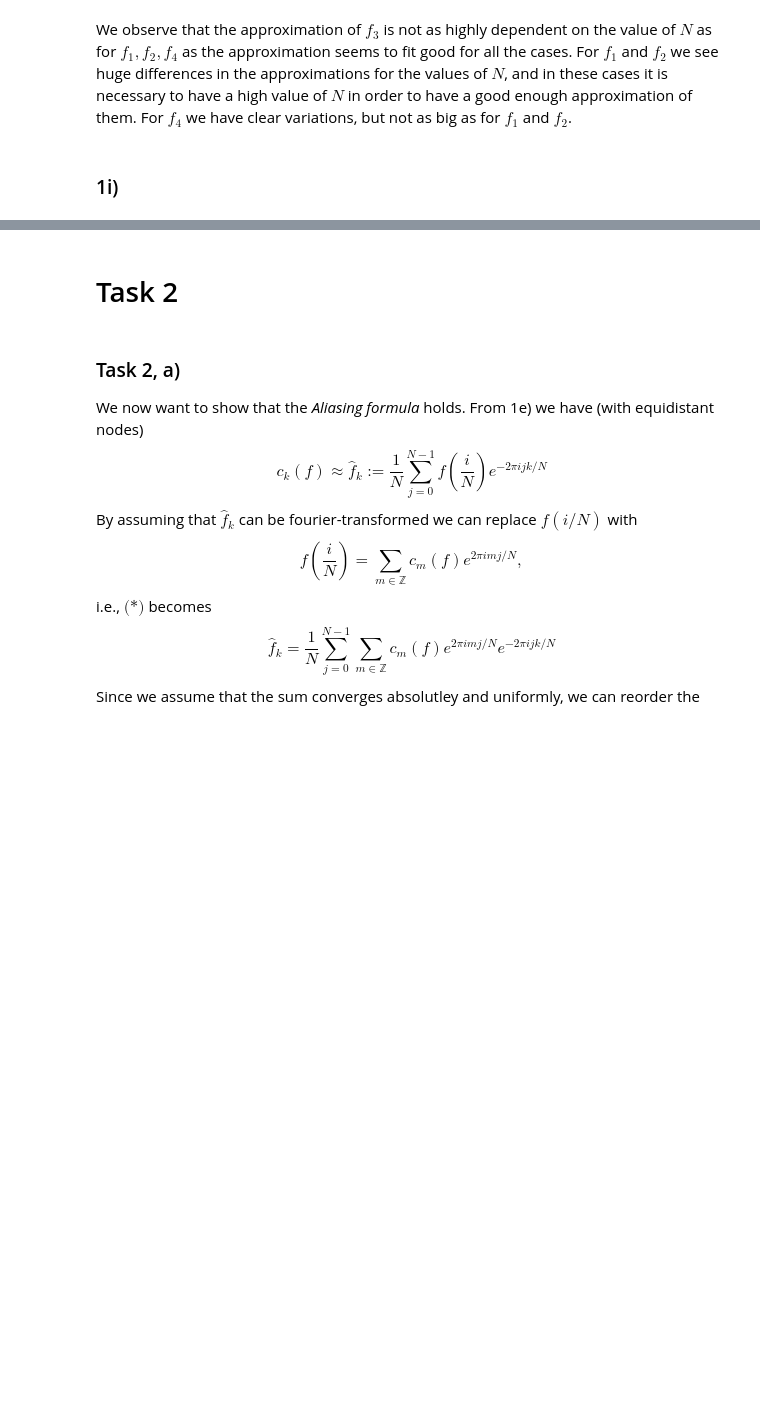
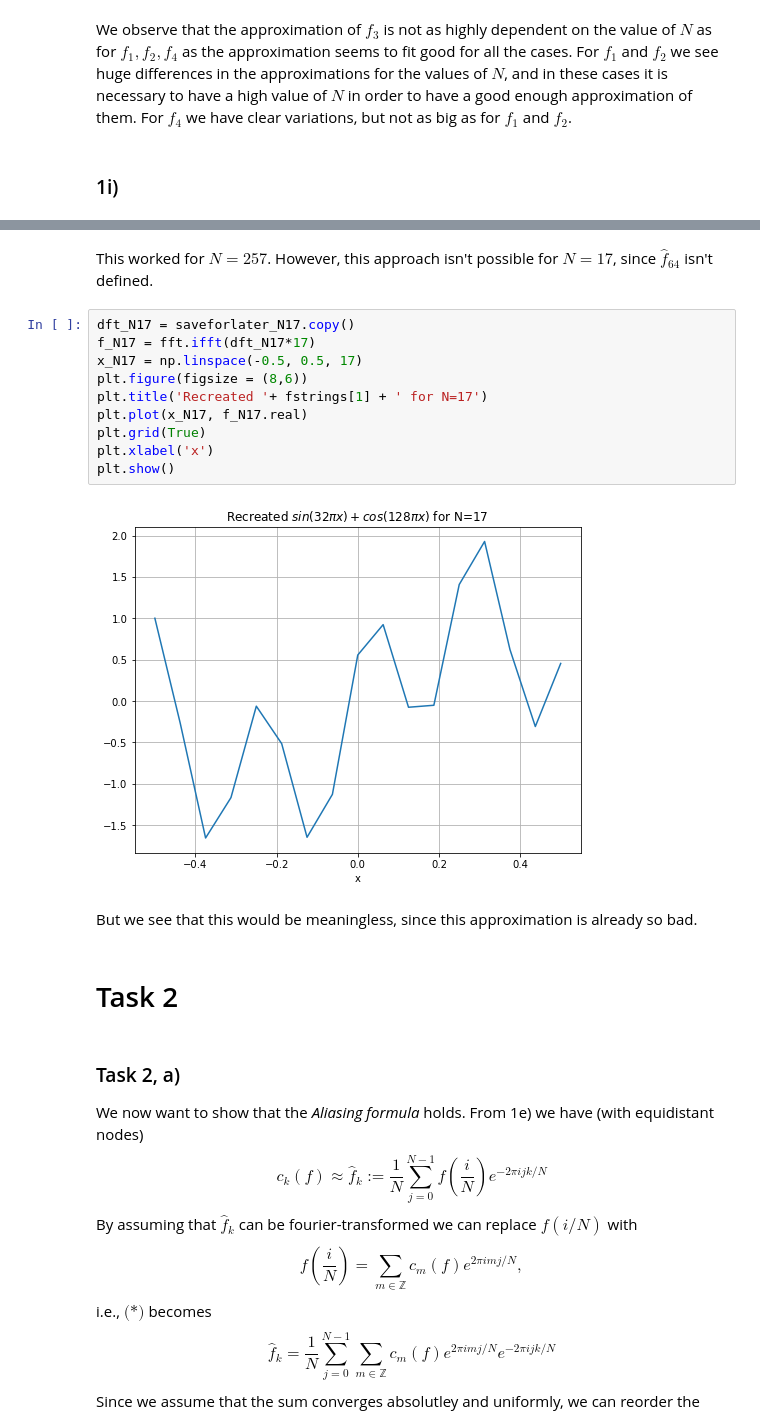
Before and after one commit to sannejamila/TMA4215project2, a Jupyter notebook: project2.ipynb, the cells around one changed output, grey strips where cells are left out. Cells and saved outputs as stored; diff of their text form; blank space fills up the shorter version.

```diff
--- a/project2.ipynb
+++ b/project2.ipynb
@@ -520,3 +601,19 @@ plt.show()
+# %% [markdown]
+This worked for $N=257$. However, this approach isn't possible for $N=17$, since $\hat f_{64}$ isn't defined.
+# %%
+dft_N17 = saveforlater_N17.copy()
+f_N17 = fft.ifft(dft_N17*17)
+x_N17 = np.linspace(-0.5, 0.5, 17)
+plt.figure(figsize = (8,6))
+plt.title('Recreated '+ fstrings[1] + ' for N=17')
+plt.plot(x_N17, f_N17.real)
+plt.grid(True)
+plt.xlabel('x')
+plt.show()
+# %% [output]
+[figure, added]
+# %% [markdown]
+But we see that this would be meaningless, since this approximation is already so bad.
 # %% [markdown]
 # Task 2
 # %% [markdown]
```
Also changed, not shown: parts of 6 cells of this notebook.
